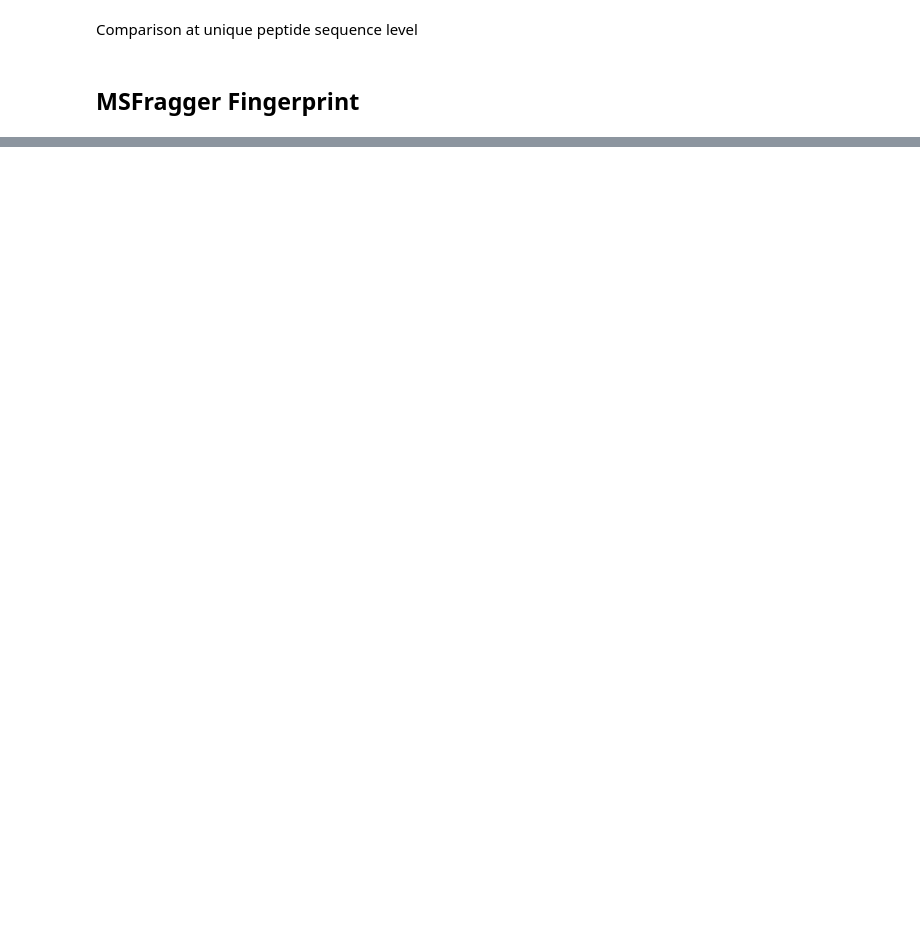
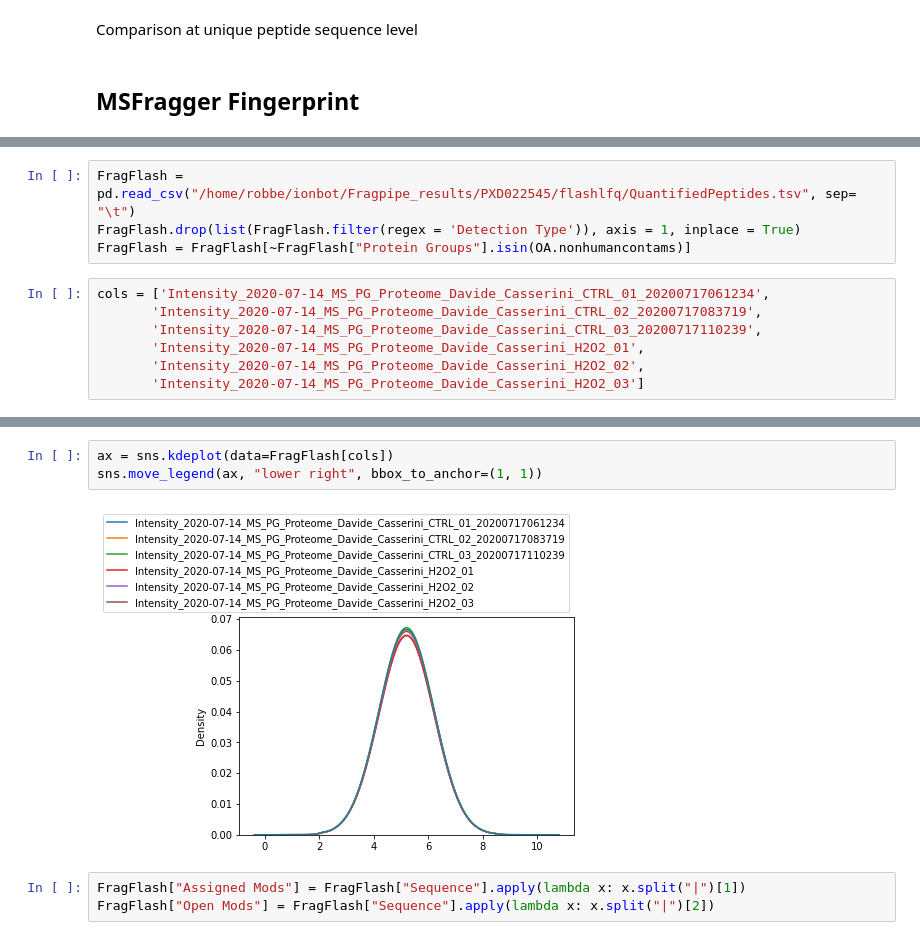
Before and after one commit to rodvrees/Master_Thesis, a Jupyter notebook: OSE_comparison.ipynb, the cells around one changed output, grey strips where cells are left out. Cells and saved outputs as stored; diff of their text form; blank space fills up the shorter version.

```diff
--- a/OSE_comparison.ipynb
+++ b/OSE_comparison.ipynb
@@ -208,0 +178,11 @@ g = f022545.groupby(["Peptide","Modified Peptide", "Assigned Modifications", "Ob
+# %%
+FragFlash = pd.read_csv("/home/robbe/ionbot/Fragpipe_results/PXD022545/flashlfq/QuantifiedPeptides.tsv", sep= "\t")
+FragFlash.drop(list(FragFlash.filter(regex = 'Detection Type')), axis = 1, inplace = True)
+FragFlash = FragFlash[~FragFlash["Protein Groups"].isin(OA.nonhumancontams)]
+# %%
+cols = ['Intensity_2020-07-14_MS_PG_Proteome_Davide_Casserini_CTRL_01_20200717061234',
+       'Intensity_2020-07-14_MS_PG_Proteome_Davide_Casserini_CTRL_02_20200717083719',
+       'Intensity_2020-07-14_MS_PG_Proteome_Davide_Casserini_CTRL_03_20200717110239',
+       'Intensity_2020-07-14_MS_PG_Proteome_Davide_Casserini_H2O2_01',
+       'Intensity_2020-07-14_MS_PG_Proteome_Davide_Casserini_H2O2_02',
+       'Intensity_2020-07-14_MS_PG_Proteome_Davide_Casserini_H2O2_03']
@@ -208,0 +205,8 @@ g = f022545.groupby(["Peptide","Modified Peptide", "Assigned Modifications", "Ob
+# %%
+ax = sns.kdeplot(data=FragFlash[cols])
+sns.move_legend(ax, "lower right", bbox_to_anchor=(1, 1))
+# %% [output]
+[figure, added]
+# %%
+FragFlash["Assigned Mods"] = FragFlash["Sequence"].apply(lambda x: x.split("|")[1])
+FragFlash["Open Mods"] = FragFlash["Sequence"].apply(lambda x: x.split("|")[2])
```
Also changed, not shown: parts of 37 cells of this notebook, 20 other files.
